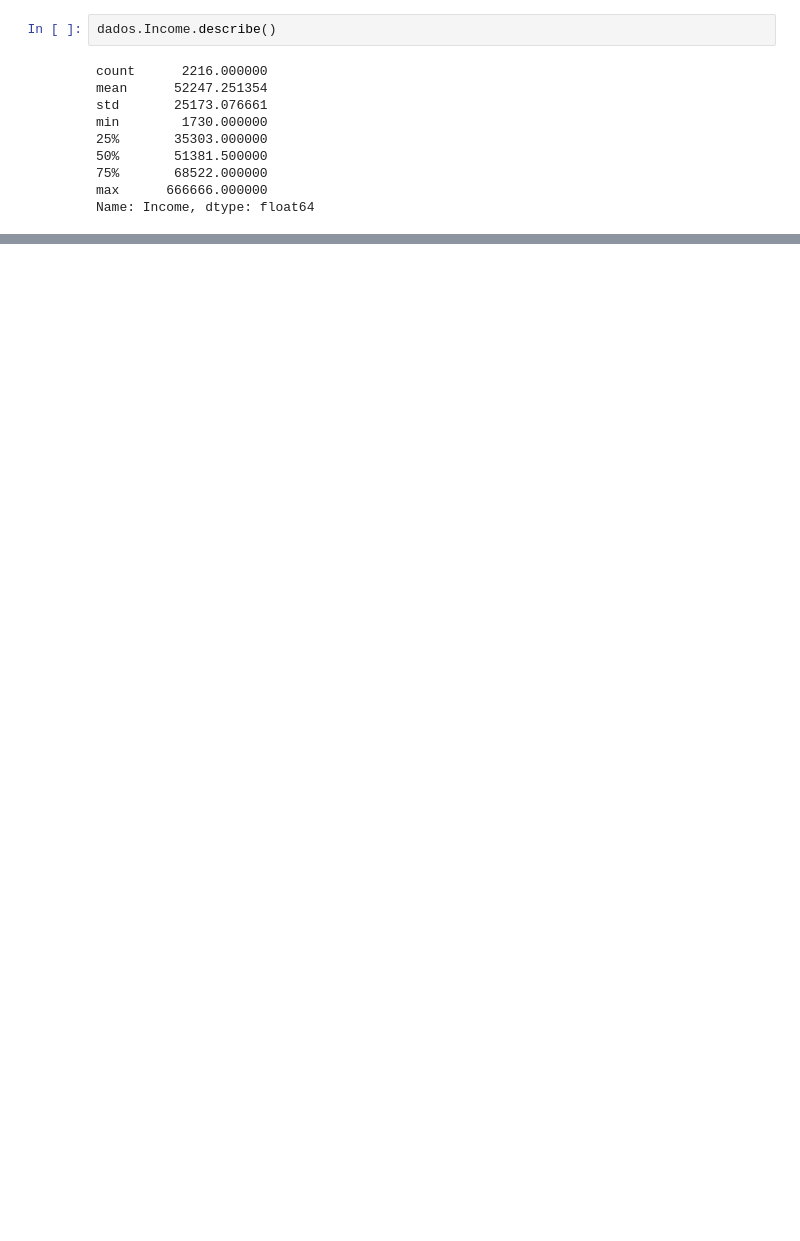
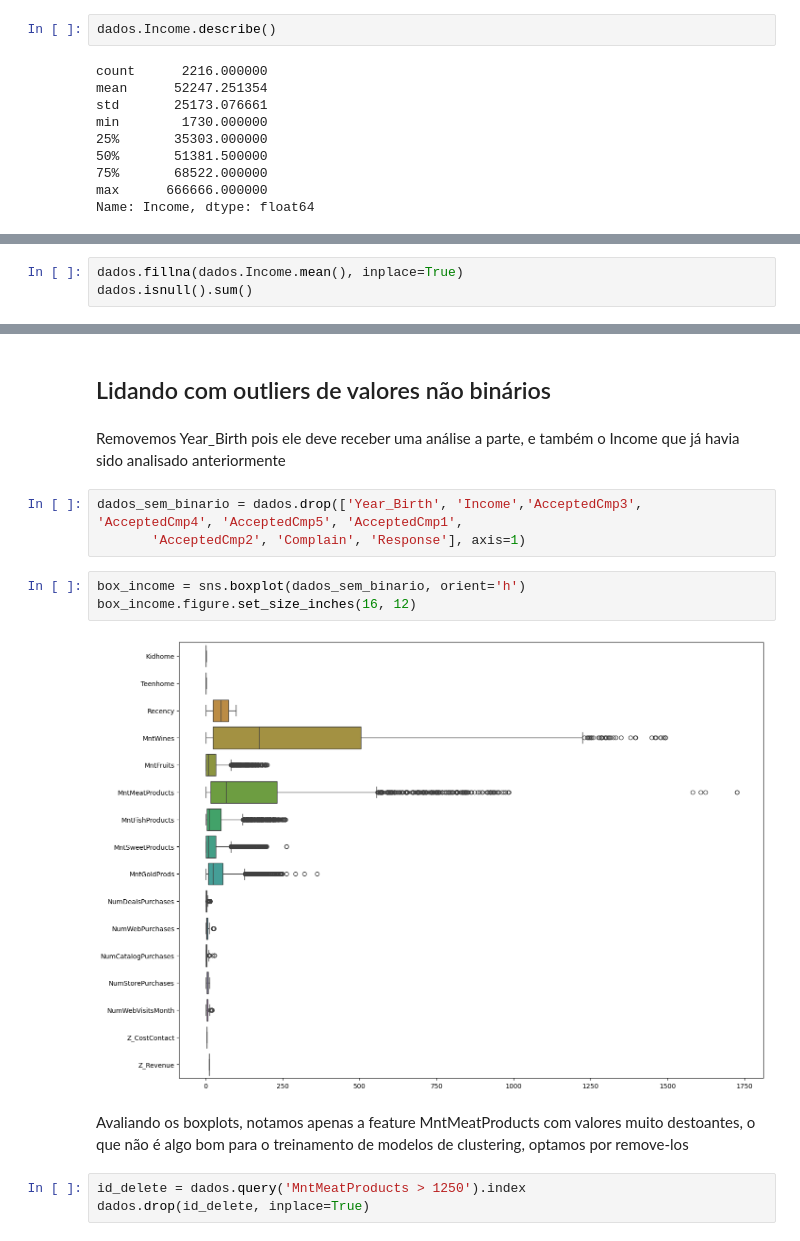
Before and after one commit to Leandr0Nogueira/leandro_repository, a Jupyter notebook: dataScience/Trabalho/T2/T2.ipynb, the cells around one changed output, grey strips where cells are left out. Cells and saved outputs as stored; diff of their text form; blank space fills up the shorter version.

```diff
--- a/dataScience/Trabalho/T2/T2.ipynb
+++ b/dataScience/Trabalho/T2/T2.ipynb
@@ -60,0 +107,3 @@ box_income.figure.set_size_inches(4, 4)
+# %%
+dados.fillna(dados.Income.mean(), inplace=True)
+dados.isnull().sum()
@@ -60,0 +128,17 @@ box_income.figure.set_size_inches(4, 4)
+# %% [markdown]
+## Lidando com outliers de valores não binários
+# %% [markdown]
+Removemos Year_Birth pois ele deve receber uma análise a parte, e também o Income que já havia sido analisado anteriormente
+# %%
+dados_sem_binario = dados.drop(['Year_Birth', 'Income','AcceptedCmp3', 'AcceptedCmp4', 'AcceptedCmp5', 'AcceptedCmp1',
+       'AcceptedCmp2', 'Complain', 'Response'], axis=1)
+# %%
+box_income = sns.boxplot(dados_sem_binario, orient='h')
+box_income.figure.set_size_inches(16, 12)
+# %% [output]
+[figure, added]
+# %% [markdown]
+Avaliando os boxplots, notamos apenas a feature MntMeatProducts com valores muito destoantes, o que não é algo bom para o treinamento de modelos de clustering, optamos por remove-los
+# %%
+id_delete = dados.query('MntMeatProducts > 1250').index
+dados.drop(id_delete, inplace=True)
```
Also changed, not shown: parts of 12 cells of this notebook, 13 other files.
